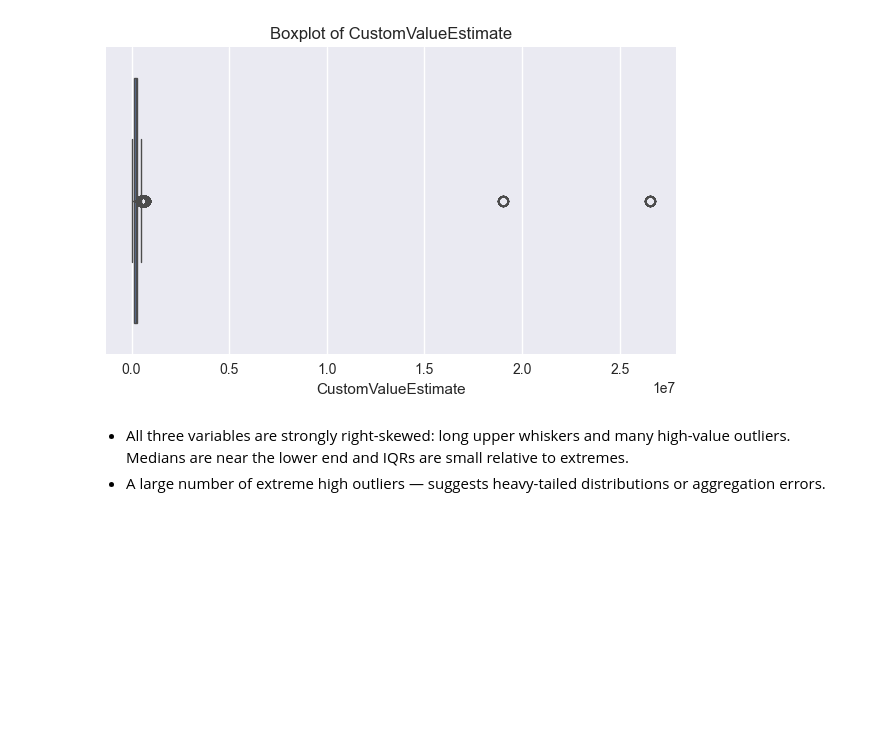
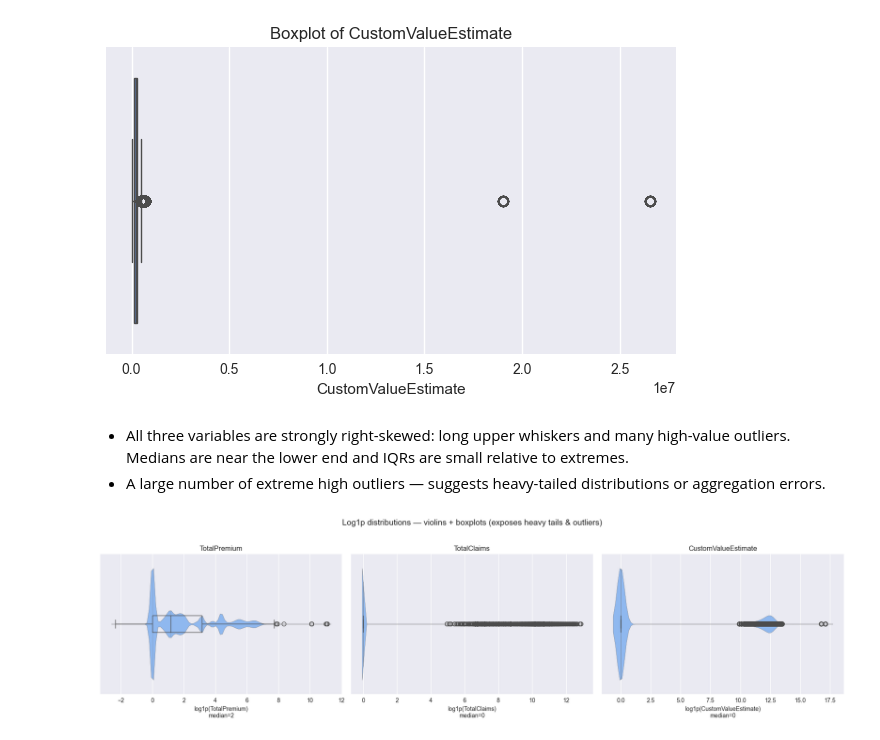
Before and after one commit to biyavani/10-academy-week-3, a Jupyter notebook: notebooks/task_1_eda.ipynb, the cells around one changed output. Drawn from its saved outputs; the diff is of its cells as text; code cells hidden in the pictures; blank space fills up the shorter version.

Commit message:
added creative plos

```diff
--- a/notebooks/task_1_eda.ipynb
+++ b/notebooks/task_1_eda.ipynb
@@ -318,3 +318,95 @@ for col in ["TotalPremium", "TotalClaims", "CustomValueEstimate"]:
 # %% [markdown]
 - All three variables are strongly right-skewed: long upper whiskers and many high-value outliers. Medians are near the lower end and IQRs are small relative to extremes.
 - A large number of extreme high outliers — suggests heavy-tailed distributions or aggregation errors.
+# %%
+#  3 creative visualizations ===
+import matplotlib.colors as mcolors
+
+# prepare safe dataframe
+df_plot = df.copy()
+df_plot = df_plot.assign(
+    TotalPremium = pd.to_numeric(df_plot.get("TotalPremium"), errors="coerce"),
+    TotalClaims  = pd.to_numeric(df_plot.get("TotalClaims"),  errors="coerce"),
+    CustomValueEstimate = pd.to_numeric(df_plot.get("CustomValueEstimate"), errors="coerce"),
+    LossRatio = pd.to_numeric(df_plot.get("LossRatio"), errors="coerce"),
+).dropna(subset=["TotalPremium","TotalClaims"])
+
+# 1) Side-by-side log1p violins + boxplots (clean view of heavy tails & outliers)
+cols = ["TotalPremium", "TotalClaims", "CustomValueEstimate"]
+cols = [c for c in cols if c in df_plot.columns]
+
+plt.figure(figsize=(18,5))
+for i, col in enumerate(cols, 1):
+    ax = plt.subplot(1, len(cols), i)
+    vals = df_plot[col].fillna(0)
+    sns.violinplot(x=np.log1p(vals), inner="quartile", color="#7fb6ff", ax=ax)
+    sns.boxplot(x=np.log1p(vals), width=0.12, boxprops={"facecolor":"none"}, showcaps=True, ax=ax)
+    med = vals.median()
+    ax.set_xlabel(f"log1p({col})\nmedian={med:,.0f}", fontsize=10)
+    ax.set_title(col, fontsize=12)
+plt.suptitle("Log1p distributions — violins + boxplots (exposes heavy tails & outliers)", fontsize=14)
+plt.tight_layout(rect=[0,0,1,0.95])
+plt.show()
+
+
+# 2) Small-multiples: monthly loss_ratio for the top 6 PostalCodes by variability
+monthly_postal = (
+    df_plot.groupby([ "PostalCode", pd.Grouper(key="TransactionMonth", freq="M") ])
+    .agg(total_premium=("TotalPremium","sum"), total_claims=("TotalClaims","sum"))
+    .reset_index()
+)
+monthly_postal["loss_ratio"] = monthly_postal["total_claims"] / monthly_postal["total_premium"]
+# drop postal codes with extremely sparse data
+counts = monthly_postal.groupby("PostalCode")["loss_ratio"].count()
+candidates = counts[counts >= 6].index
+variability = monthly_postal[monthly_postal["PostalCode"].isin(candidates)].groupby("PostalCode")["loss_ratio"].std()
+top6 = variability.sort_values(ascending=False).head(6).index.tolist()
+
+fig, axes = plt.subplots(2, 3, figsize=(18,9), sharey=False)
+for ax, pc in zip(axes.flatten(), top6):
+    series = monthly_postal[monthly_postal["PostalCode"]==pc].set_index("TransactionMonth").sort_index()
+    if series.empty:
+        ax.set_visible(False)
+        continue
+    ax.plot(series.index, series["loss_ratio"], marker="o", color="#ff7f50")
+    # rolling median for smoothness
+    rm = series["loss_ratio"].rolling(3, min_periods=1).median()
+    q1 = series["loss_ratio"].rolling(3, min_periods=1).quantile(0.25)
+    q3 = series["loss_ratio"].rolling(3, min_periods=1).quantile(0.75)
+    ax.fill_between(series.index, (rm - (rm-q1)).fillna(0), (rm + (q3-rm)).fillna(0), alpha=0.15, color="#ff7f50")
+    ax.set_title(f"PostalCode {pc} — std={series['loss_ratio'].std():.2f}")
+    ax.xaxis.set_tick_params(rotation=45)
+    ax.set_ylim(0, max(series["loss_ratio"].quantile(0.95)*1.25, 0.1))
+plt.suptitle("Monthly loss_ratio — top 6 postal codes by variability", fontsize=14)
+plt.tight_layout(rect=[0,0,1,0.95])
+plt.show()
+
+
+# 3) Scatter (log1p) TotalPremium vs TotalClaims colored by LossRatio + marginal histograms
+sub = df_plot.dropna(subset=["LossRatio"]).sample(frac=1.0, random_state=42)  # shuffle, optional sampling if huge
+x = np.log1p(sub["TotalPremium"])
+y = np.log1p(sub["TotalClaims"])
+c = sub["LossRatio"]
+cmap = plt.get_cmap("coolwarm")
+
+fig = plt.figure(figsize=(9,9))
+gs = fig.add_gridspec(4,4)
+ax_scatter = fig.add_subplot(gs[1:4,0:3])
+ax_xhist = fig.add_subplot(gs[0,0:3], sharex=ax_scatter)
+ax_yhist = fig.add_subplot(gs[1:4,3], sharey=ax_scatter)
+
+sc = ax_scatter.scatter(x, y, c=c, cmap=cmap, s=18, alpha=0.6, edgecolors="none")
+ax_scatter.plot([0, max(x.max(), y.max())],[0, max(x.max(), y.max())], color="gray", linestyle="--", linewidth=1)
+ax_scatter.set_xlabel("log1p(TotalPremium)")
+ax_scatter.set_ylabel("log1p(TotalClaims)")
+ax_scatter.set_title("TotalClaims vs TotalPremium (log1p) — colored by LossRatio")
+
+plt.colorbar(sc, ax=ax_scatter, label="LossRatio", shrink=0.75)
+sns.histplot(x, bins=60, ax=ax_xhist, color="#bbbbbb")
+sns.histplot(y, bins=60, ax=ax_yhist, color="#bbbbbb", orientation="horizontal")
+ax_xhist.axis("off")
+ax_yhist.axis("off")
+plt.tight_layout()
+plt.show()
+# %% [output]
+[figure, added]
```
Also changed, not shown: parts of 1 cell of this notebook.
